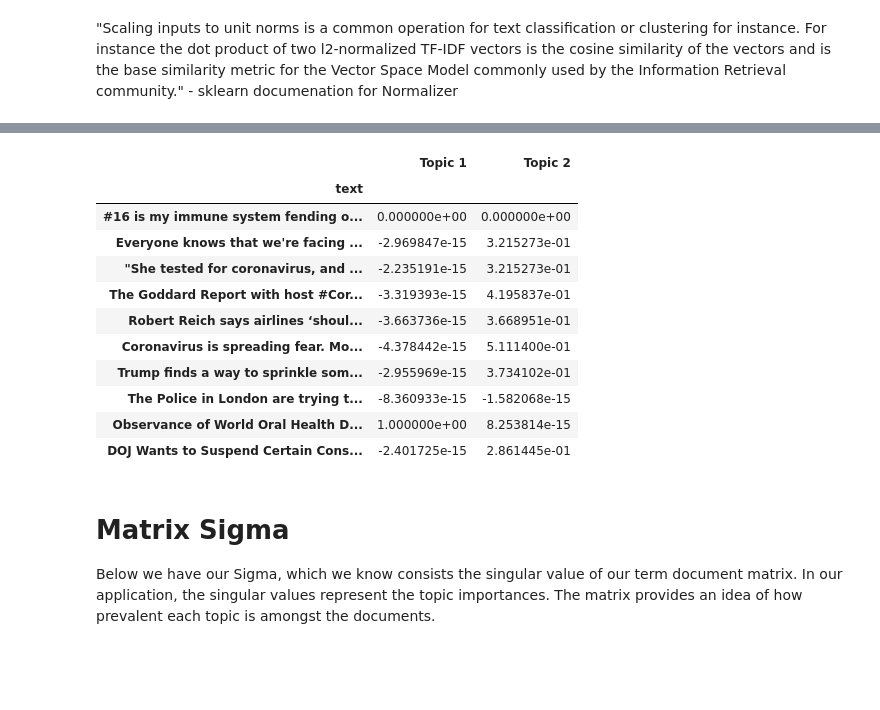
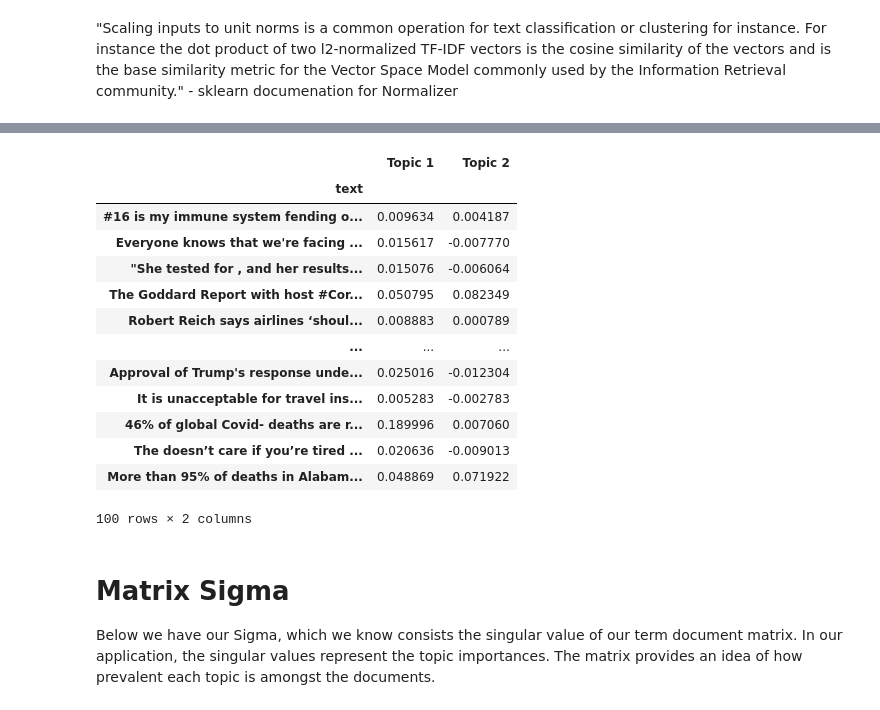
Before and after one commit to TiernonRR/LinearSemesterProject, a Jupyter notebook: LSA.ipynb, the cells around one changed output, grey strips where cells are left out. Drawn from its saved outputs; the diff is of its cells as text; code cells hidden in the pictures; blank space fills up the shorter version.

```diff
--- a/LSA.ipynb
+++ b/LSA.ipynb
@@ -161,10 +162,3 @@ DF = pd.concat(each, ignore_index=True)
 # %%
 getLangs(DF)
 DF = DF[DF['langs'] == 'en']
-# %%
-patternLinks = "http.*"
-patternAts = "@.*"
-patternNewLine = "\n"
-DF['text'] = removeFromText(patternLinks, DF['text'])
-DF['text'] = removeFromText(patternAts, DF['text'])
-DF['text'] = removeFromText(patternNewLine, DF['text'], " ")
@@ -244,5 +300,5 @@ resultsDF
 # %%
 vectorizer = CountVectorizer(min_df=1, stop_words=stops)
-exampleTweets = vectorizer.fit_transform(DF['text'][0:10])
+exampleTweets = vectorizer.fit_transform(DF['text'][0:100])
 # %%
 from sklearn.utils.extmath import randomized_svd
@@ -259,18 +311,20 @@ Below we have our matrix U.  In our application, U contains the word assignment
 # %%
-pd.DataFrame(U, index=DF['text'][0:10], columns=['Topic 1', 'Topic 2'])
+pd.DataFrame(U, index=DF['text'][0:100], columns=['Topic 1', 'Topic 2'])
 # %% [output]
 |  | Topic 1 | Topic 2 |
 | text |  |  |
-| #16 is my immune system fending o... | 0.000000e+00 | 0.000000e+00 |
-| Everyone knows that we're facing ... | -2.969847e-15 | 3.215273e-01 |
-| "She tested for coronavirus, and ... | -2.235191e-15 | 3.215273e-01 |
-| The Goddard Report with host #Cor... | -3.319393e-15 | 4.195837e-01 |
-| Robert Reich says airlines ‘shoul... | -3.663736e-15 | 3.668951e-01 |
-| Coronavirus is spreading fear. Mo... | -4.378442e-15 | 5.111400e-01 |
-| Trump finds a way to sprinkle som... | -2.955969e-15 | 3.734102e-01 |
-| The Police in London are trying t... | -8.360933e-15 | -1.582068e-15 |
-| Observance of World Oral Health D... | 1.000000e+00 | 8.253814e-15 |
-| DOJ Wants to Suspend Certain Cons... | -2.401725e-15 | 2.861445e-01 |
+| #16 is my immune system fending o... | 0.009634 | 0.004187 |
+| Everyone knows that we're facing ... | 0.015617 | -0.007770 |
+| "She tested for , and her results... | 0.015076 | -0.006064 |
+| The Goddard Report with host #Cor... | 0.050795 | 0.082349 |
+| Robert Reich says airlines ‘shoul... | 0.008883 | 0.000789 |
+| ... | ... | ... |
+| Approval of Trump's response unde... | 0.025016 | -0.012304 |
+| It is unacceptable for travel ins... | 0.005283 | -0.002783 |
+| 46% of global Covid- deaths are r... | 0.189996 | 0.007060 |
+| The doesn’t care if you’re tired ... | 0.020636 | -0.009013 |
+| More than 95% of deaths in Alabam... | 0.048869 | 0.071922 |
+100 rows × 2 columns
 # %% [markdown]
 # Matrix Sigma
 Below we have our Sigma, which we know consists the singular value of our term document matrix.  In our application, the singular values represent the topic importances.  The matrix provides an idea of how prevalent each topic is amongst the documents.
```
Also changed, not shown: parts of 37 cells of this notebook, 2 other files.
